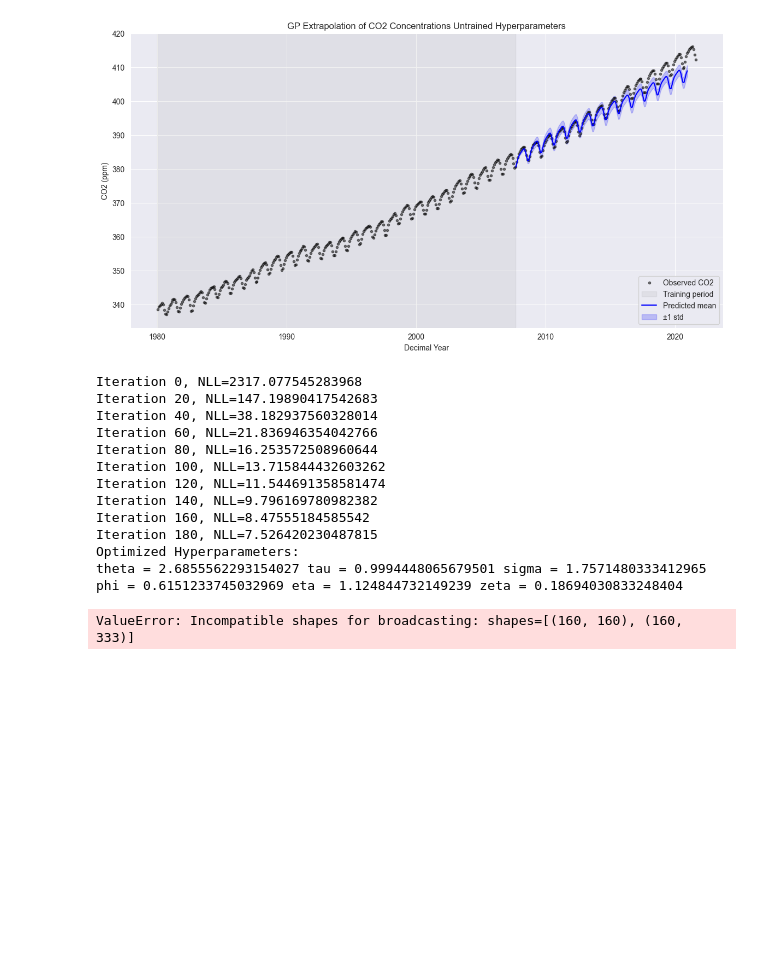
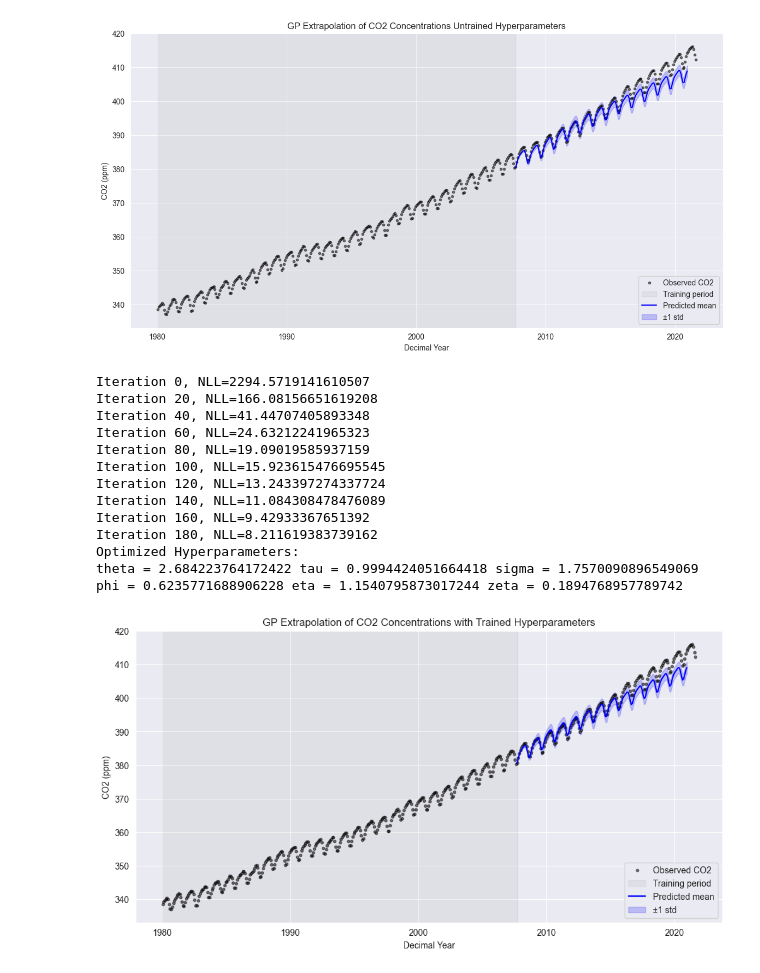
Before and after one commit to edluyuan/approx_infer, a Jupyter notebook: q2.ipynb, the cells around one changed output. Cells and saved outputs as stored; diff of their text form; code cells hidden in the pictures; blank space fills up the shorter version.

```diff
--- a/q2.ipynb
+++ b/q2.ipynb
@@ -489,11 +489,11 @@ def kernel(x1, x2, theta, tau, sigma, phi, eta, zeta):
 # --- Step 5: Define Hyperparameters ---
 # These are fixed as per your requirement
 # Choose hyperparameters (untrained):
-theta = 2.6   # amplitude of periodic
-tau = 1   # annual period
-sigma = 1.7   # smoothness of periodic part
-phi = 0.6   # amplitude of SE part
-eta = 1.2     # length-scale of SE part
+theta = 3.0   # amplitude of periodic
+tau = 1.0   # annual period
+sigma = 1.0   # smoothness of periodic part
+phi = 0.5   # amplitude of SE part
+eta = 2.0    # length-scale of SE part
 zeta = 0.2    # noise level
 
 # --- Step 6: Construct Covariance Matrices ---
@@ -528,6 +528,7 @@ g_std = jnp.sqrt(jnp.diag(g_cov))
 f_pred = a_posterior * test_t + b_posterior + g_mean
 
 # --- Step 10: Plotting ---
+import matplotlib.pyplot as plt
 plt.figure(figsize=(14, 7))
 plt.plot(t + 1980.0, y, 'k.', alpha=0.5, label='Observed CO2')
 plt.axvspan(1980.0, 1980.0 + cutoff, color='gray', alpha=0.1, label='Training period')
@@ -573,11 +574,11 @@ def neg_log_marginal_likelihood(params, X, y):
 # --- Step 4: Setup Optimization ---
 # Initial guesses for parameters in log-space
 init_params = {
-    'log_theta': jnp.log(2.6),
+    'log_theta': jnp.log(3.0),
     'log_tau': jnp.log(1.0),
-    'log_sigma': jnp.log(1.7),
-    'log_phi': jnp.log(0.6),
-    'log_eta': jnp.log(1.2),
+    'log_sigma': jnp.log(1.0),
+    'log_phi': jnp.log(0.5),
+    'log_eta': jnp.log(2.0),
     'log_zeta': jnp.log(0.2)
 }
 
@@ -621,42 +622,42 @@ test_t = jnp.linspace(test_start, test_end, num_months)
 
 K = kernel(t_train, t_train, opt_theta, opt_tau, opt_sigma, opt_phi, opt_eta, opt_zeta)
 K_star = kernel(test_t, t_train, opt_theta, opt_tau, opt_sigma, opt_phi, opt_eta, opt_zeta)
 K_star_star = kernel(test_t, test_t, opt_theta, opt_tau, opt_sigma, opt_phi, opt_eta, opt_zeta)
 
 K_inv = jnp.linalg.inv(K)
 g_mean = K_star @ K_inv @ g_train
 g_cov = K_star_star - K_star @ K_inv @ K_star.T
 g_std = jnp.sqrt(jnp.diag(g_cov))
 
 f_pred = a_posterior * test_t + b_posterior + g_mean
 
 # --- Step 7: Plot Results ---
 import matplotlib.pyplot as plt
 
 plt.figure(figsize=(12,6))
 plt.plot(t + 1980.0, y, 'k.', alpha=0.5, label='Observed CO2')
 plt.axvspan(1980.0, 1980.0 + cutoff, color='gray', alpha=0.1, label='Training period')
 plt.plot(test_t + 1980.0, f_pred, 'b-', label='Predicted mean')
 plt.fill_between(test_t + 1980.0, f_pred - g_std, f_pred + g_std, color='blue', alpha=0.2, label='±1 std')
 
 plt.title('GP Extrapolation of CO2 Concentrations with Trained Hyperparameters')
 plt.xlabel('Decimal Year')
 plt.ylabel('CO2 (ppm)')
 plt.grid(True)
 plt.legend()
 plt.savefig("2f2.png", dpi=300)
 plt.show()
 # %% [output]
-Iteration 0, NLL=2317.077545283968
-Iteration 20, NLL=147.19890417542683
-Iteration 40, NLL=38.182937560328014
-Iteration 60, NLL=21.836946354042766
-Iteration 80, NLL=16.253572508960644
-Iteration 100, NLL=13.715844432603262
-Iteration 120, NLL=11.544691358581474
-Iteration 140, NLL=9.796169780982382
-Iteration 160, NLL=8.47555184585542
-Iteration 180, NLL=7.526420230487815
+Iteration 0, NLL=2294.5719141610507
+Iteration 20, NLL=166.08156651619208
+Iteration 40, NLL=41.44707405893348
+Iteration 60, NLL=24.63212241965323
+Iteration 80, NLL=19.09019585937159
+Iteration 100, NLL=15.923615476695545
+Iteration 120, NLL=13.243397274337724
+Iteration 140, NLL=11.084308478476089
+Iteration 160, NLL=9.42933367651392
+Iteration 180, NLL=8.211619383739162
 Optimized Hyperparameters:
-theta = 2.6855562293154027 tau = 0.9994448065679501 sigma = 1.7571480333412965 phi = 0.6151233745032969 eta = 1.124844732149239 zeta = 0.18694030833248404
+theta = 2.684223764172422 tau = 0.9994424051664418 sigma = 1.7570090896549069 phi = 0.6235771688906228 eta = 1.1540795873017244 zeta = 0.1894768957789742
-ValueError: Incompatible shapes for broadcasting: shapes=[(160, 160), (160, 333)]
+[figure, added]
```
Also changed, not shown: 1 other file.
